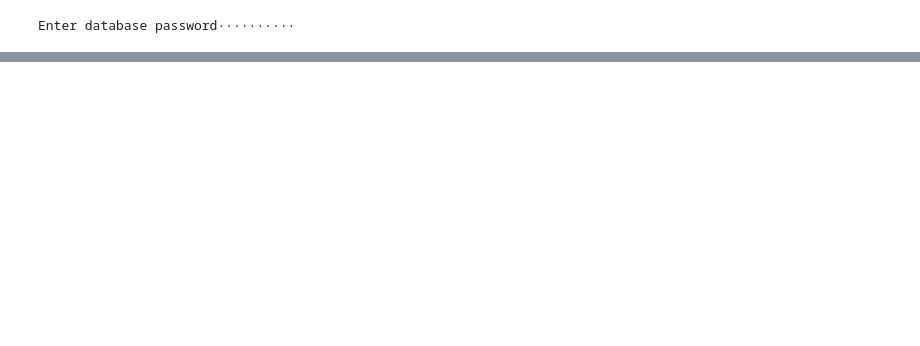
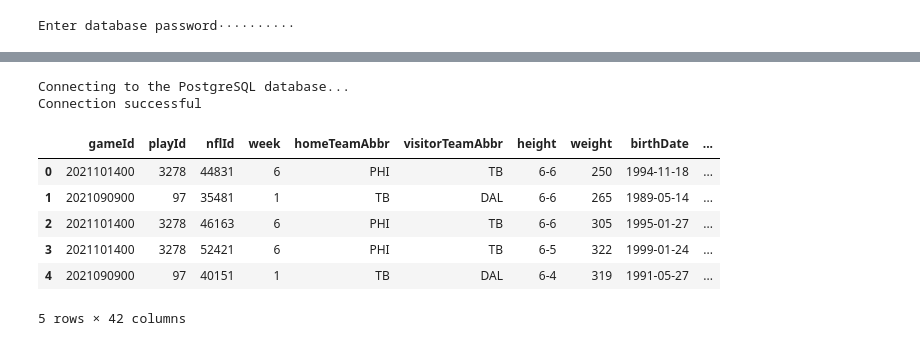
Before and after one commit to DennisKreger/NFL_Performance_Linemen, a Jupyter notebook: database/nfl_big_data_analysis.ipynb, the cells around one changed output, grey strips where cells are left out. Cells and saved outputs as stored; diff of their text form; code cells hidden in the pictures; blank space fills up the shorter version.

```diff
--- a/database/nfl_big_data_analysis.ipynb
+++ b/database/nfl_big_data_analysis.ipynb
@@ -94,0 +38,71 @@ only showing top 20 rows
+# %%
+def postgresql_to_dataframe(conn, select_query, column_names):
+    """
+    Tranform a SELECT query into a pandas dataframe
+    """
+    cursor = conn.cursor()
+    try:
+        cursor.execute(select_query)
+    except (Exception, psycopg2.DatabaseError) as error:
+        print("Error: %s" % error)
+        cursor.close()
+        return 1
+
+    # Naturally we get a list of tupples
+    tupples = cursor.fetchall()
+    cursor.close()
+
+    # We just need to turn it into a pandas dataframe
+    df = pd.DataFrame(tupples, columns=column_names)
+    return df
+# %%
+# Connect to the database
+conn = connect(param_dic)
+column_names = ["gameId", "playId", "nflId", "week", "homeTeamAbbr", "visitorTeamAbbr",
+                "height", "weight", "birthDate", "collegeName", "officialPosition", "displayName",
+                "quarter", "down", "yardsToGo", "possessionTeam", "defensiveTeam", "yardlineNumber",
+                "gameClock", "preSnapHomeScore", "preSnapVisitorScore", "playResult", "offensiveFormation",
+                "personnelO", "defendersInTheBox", "personnelD", "dropbackType", "pff_playAction", "pff_passCoverage", "pff_passCoverageType",
+                "pff_role", "pff_positionLinedUp", "pff_hit", "pff_hurry", "pff_sack", "pff_beatenByDefender",
+                "pff_hitAllowed", "pff_hurryAllowed", "pff_sackAllowed", "pff_nflIdBlockedPlayer", "pff_blockType", "pff_backFieldBlock",
+                ]
+query = "SELECT pff.\"gameId\", pff.\"playId\",pff.\"nflId\",       \
+     gm.week, gm.\"homeTeamAbbr\", gm.\"visitorTeamAbbr\",        \
+	   plr.height, plr.weight, plr.\"birthDate\",                     \
+	   plr.\"collegeName\", plr.\"officialPosition\",                 \
+	   plr.\"displayName\",                                           \
+	   pl.quarter, pl.down, pl.\"yardsToGo\", pl.\"possessionTeam\",  \
+	   pl.\"defensiveTeam\", pl.\"yardlineNumber\", pl.\"gameClock\", \
+	   pl.\"preSnapHomeScore\", pl.\"preSnapVisitorScore\",           \
+	   pl.\"playResult\", pl.\"offenseFormation\",                    \
+	   pl.\"personnelO\", pl.\"defendersInBox\", pl.\"personnelD\",   \
+	   pl.\"dropbackType\",  pl.\"pff_playAction\",                   \
+	   pl.\"pff_passCoverage\", pl.\"pff_passCoverageType\",          \
+	   pff.pff_role, pff.\"pff_positionLinedUp\", pff.pff_hit,        \
+	   pff.pff_hurry, pff.pff_sack, pff.\"pff_beatenByDefender\",     \
+	   pff.\"pff_hitAllowed\", pff.\"pff_hurryAllowed\",              \
+	   pff.\"pff_sackAllowed\", pff.\"pff_nflIdBlockedPlayer\",       \
+	   pff.\"pff_blockType\", pff.\"pff_backFieldBlock\"              \
+FROM pffscoutingdata as pff                                         \
+LEFT JOIN plays as pl                                               \
+ON pff.\"gameId\" = pl.\"gameId\"                                   \
+AND pff.\"playId\" = pl.\"playId\"                                  \
+LEFT JOIN games as gm                                               \
+ON pff.\"gameId\" = gm.\"gameId\"                                   \
+LEFT JOIN players as plr                                            \
+ON pff.\"nflId\" = plr.\"nflID\"                                    \
+WHERE plr.\"officialPosition\" IN ('C', 'G', 'T', 'TE') "
+
+# Execute the "SELECT" query
+pff_joined_df = postgresql_to_dataframe(conn, query, column_names)
+pff_joined_df.head()
+# %% [output]
+Connecting to the PostgreSQL database...
+Connection successful
+|  | gameId | playId | nflId | week | homeTeamAbbr | visitorTeamAbbr | height | weight | birthDate | ... |
+| 0 | 2021101400 | 3278 | 44831 | 6 | PHI | TB | 6-6 | 250 | 1994-11-18 | ... |
+| 1 | 2021090900 | 97 | 35481 | 1 | TB | DAL | 6-6 | 265 | 1989-05-14 | ... |
+| 2 | 2021101400 | 3278 | 46163 | 6 | PHI | TB | 6-6 | 305 | 1995-01-27 | ... |
+| 3 | 2021101400 | 3278 | 52421 | 6 | PHI | TB | 6-5 | 322 | 1999-01-24 | ... |
+| 4 | 2021090900 | 97 | 40151 | 1 | TB | DAL | 6-4 | 319 | 1991-05-27 | ... |
+5 rows × 42 columns
```
Also changed, not shown: parts of 27 cells of this notebook, 3 other files.
